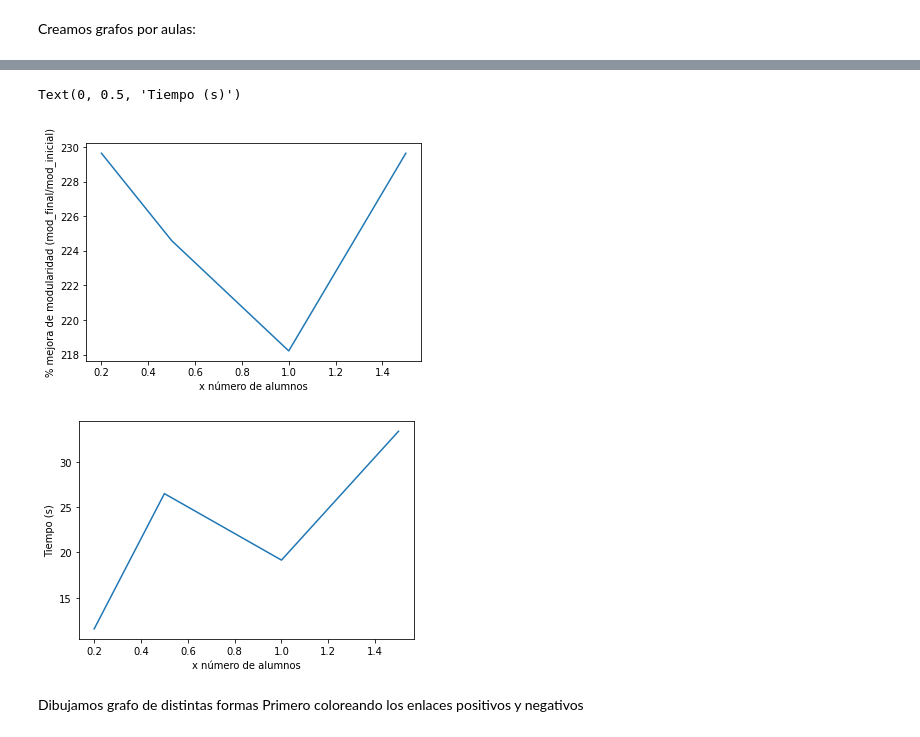
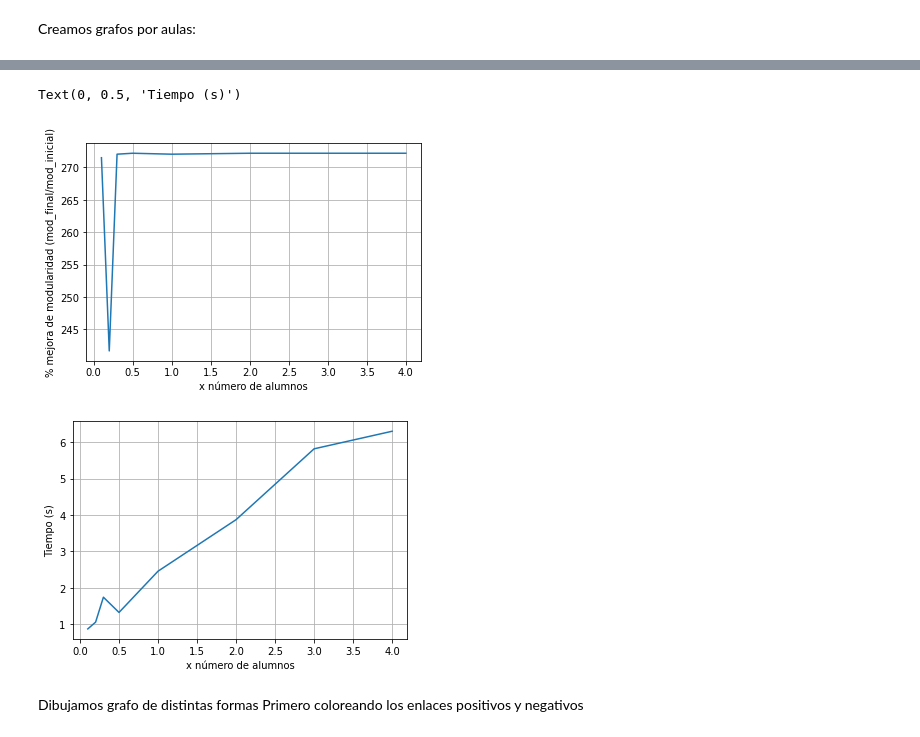
Before and after one commit to alejandro-gitt/clustpy, a Jupyter notebook: test_notebook.ipynb, the cells around one changed output, grey strips where cells are left out. Saved outputs shown, nothing was run; the diff lists cells and outputs as text; code cells hidden in the pictures.

Commit message:
resultados enviados

```diff
--- a/test_notebook.ipynb
+++ b/test_notebook.ipynb
@@ -169,8 +169,8 @@ pares = frozenset([nodo for nodo in MDG.nodes if nodo%2 == 0])
 impares = frozenset([nodo for nodo in MDG.nodes if nodo%2 != 0])
 c = [pares,impares]
 
-optimized_communities = tabu_modularity_optimization(MDG,c[:])
-gender_communities  = divide_by_gender(dict_alumnos_sexos)
+# optimized_communities = tabu_modularity_optimization(MDG,c[:])
+# gender_communities  = divide_by_gender(dict_alumnos_sexos)
 # %% [output]
 0      H
 1      H
@@ -193,49 +299,66 @@ Creamos grafos por aulas:
 n_grados = df_nodes["Curso"].nunique()
 grafos = []
 results_dict = {}
-for i in range(n_grados):
-    j=i+1
+
+for n in range(n_grados):
+    j=n+1
     aulas = df_nodes[df_nodes["Curso"] == "%sº ESO" % j]['Grupo'].unique()
     n_aulas = df_nodes[df_nodes["Curso"] == "%sº ESO" % j]['Grupo'].nunique()
 
     for aula in aulas:
-        newMDG = nx.MultiDiGraph()
         alumnos_en_aula = df_nodes[df_nodes["Curso"] == "%sº ESO" % j][df_nodes["Grupo"] == "%s" % aula]['Nodes']
+        sexos_en_aula = df_nodes[df_nodes["Curso"] == "%sº ESO" % j][df_nodes["Grupo"] == "%s" % aula]['Sexo']
+
+        dict_alumnos_sexos = {} # guardamos nodo : 'H' / nodo : 'M'
+        for i in range(len(list(alumnos_en_aula))):
+            dict_alumnos_sexos[list(alumnos_en_aula)[i]] = list(sexos_en_aula)[i]
 
         fromtos = []
         for alumno in alumnos_en_aula:
             fromtos.append(list(zip(list(df_edges.loc[df_edges['from'] == alumno]['from']),list(df_edges.loc[df_edges['from'] == alumno]['to']),list(df_edges.loc[df_edges['from'] == alumno]['weight']))))
         enlaces_aula = [item for sublist in fromtos for item in sublist]
 
+        enlaces_aula_filtrado = [(u,v,w) for (u,v,w) in enlaces_aula if v in list(alumnos_en_aula)] #Guardamos solo los enlaces que apunten fuera dentro de la clase
+
         MDGaula = nx.MultiDiGraph()
-        MDGaula.add_nodes_from(alumnos_en_aula)
-        MDGaula.add_weighted_edges_from(enlaces_aula)
-        grafos.append(MDGaula)
-        results_dict["%sº ESO %s" % (j,aula)] = {'graph': MDGaula,'partition': None,'numero de alumnos': len(alumnos_en_aula) ,'init_modularity': None,'final_modularity': None}
+        # print('ALUMNOS EN AULA A PUNTO DE SER INTRODUCIDOS(%sº ESO %s:)'%(j,aula),list(alumnos_en_aula))
+        # print('ENLACES A PUNTO DE SER INTRODUCIDOS (%sº ESO %s:)'%(j,aula),enlaces_aula)
+        MDGaula.add_nodes_from(list(alumnos_en_aula))
+        MDGaula.add_weighted_edges_from(enlaces_aula_filtrado)
+        # print('resultado de add nodes from',MDGaula.nodes)
+        results_dict["%sº ESO %s" % (j,aula)] = {'graph': MDGaula,'partition': None,'numero de alumnos': len(alumnos_en_aula) ,
+        'alumnos con sexos': dict_alumnos_sexos,'init_modularity': None,'final_modularity': None,'by_gender_modularity': None,'gender_partition': None}
+
+tiempos = []
+mejoras_modularidad = []
+
 #Hiperparametrizamos max_idle con múltiplos del tamaño de la red
-max_idle_possibilities = [0.2,0.5,1,1.5]
+max_idle_possibilities = [0.1,0.2,0.3,0.5,1,2,3,4]
 tiempos = []
 mejoras_modularidad = []
 # print(list(results_dict).index('2º ESO B'))
-string_clase = '1º ESO A'
+string_clase = '2º ESO F'
 for i in max_idle_possibilities:
     print('valores con multiplo max idle:',i)
 
     for clase in list(results_dict.keys())[list(results_dict).index(string_clase):list(results_dict).index(string_clase)+1]:# (hay 21 clases). Como esta escrito solo saca la clase string_clase
-
         MDG_clase = results_dict[clase]['graph']
         pares = frozenset([nodo for nodo in MDG_clase.nodes if nodo%2 == 0])
         impares = frozenset([nodo for nodo in MDG_clase.nodes if nodo%2 != 0])
         c = [pares,impares]
 
+        print('Longitud del grafo:',len(MDG_clase.nodes))
+        # print('NODOS MDG CLASE',MDG_clase.nodes)
+        results_dict[clase]['gender_partition'] = divide_by_gender(results_dict[clase]['alumnos con sexos'])
+        results_dict[clase]['by_gender_modularity'] = mymodularity(MDG_clase,results_dict[clase]['gender_partition'])
         results_dict[clase]['init_modularity'] = mymodularity(MDG_clase,c[:])
-
+        # results_dict[clase]['by_gender_modularity'] = mymodularity(MDG_clase,results_dict[clase]['gender_partition'])
         start = time.time()
         optimized_communities = tabu_modularity_optimization(MDG_clase,c[:],max_idle = i*results_dict[clase]['numero de alumnos'])
         end = time.time()
-
         results_dict[clase]['final_modularity'] =  mymodularity(MDG_clase, optimized_communities[:])
         results_dict[clase]['partition'] = optimized_communities
+
 
     tiempos.append(end-start)
 
@@ -247,11 +370,13 @@ for i in max_idle_possibilities:
     print('Modulariad final',results_dict[string_clase]['final_modularity'])
     print('--------------------------------------------------------------')
 
+plt.grid()
 plt.plot(max_idle_possibilities,mejoras_modularidad)
 plt.xlabel('x número de alumnos')
 plt.ylabel('% mejora de modularidad (mod_final/mod_inicial)')
 
 plt.figure()
+plt.grid()
 plt.plot(max_idle_possibilities,tiempos)
 plt.xlabel('x número de alumnos')
 plt.ylabel('Tiempo (s)')
@@ -276,6 +401,6 @@ Modulariad final 0.23620787045754094
 Text(0, 0.5, 'Tiempo (s)')
-[figure, old version]
+[figure, new version]
-[figure, old version]
+[figure, new version]
 # %% [markdown]
 Dibujamos grafo de distintas formas
 Primero coloreando los enlaces positivos y negativos
```
Also changed, not shown: parts of 3 cells of this notebook, 3 other files.
